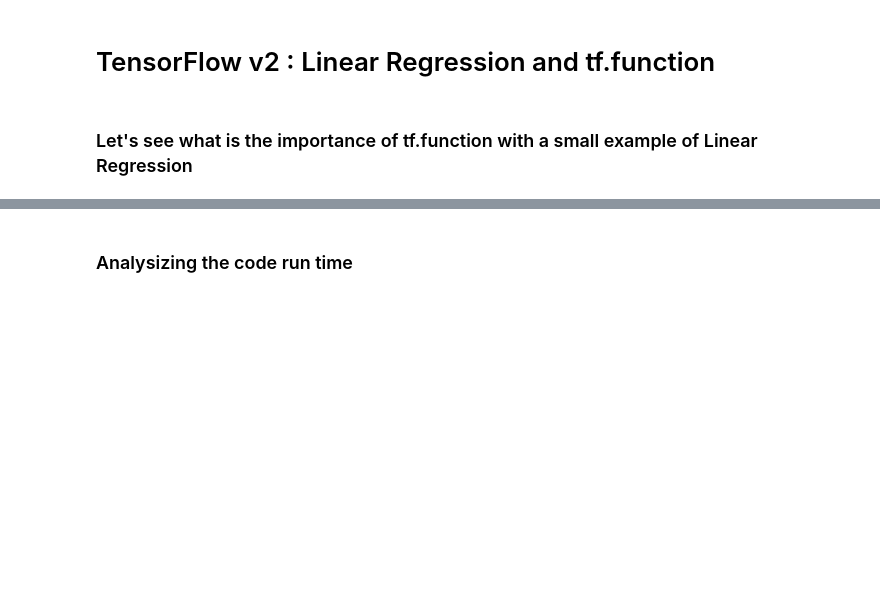
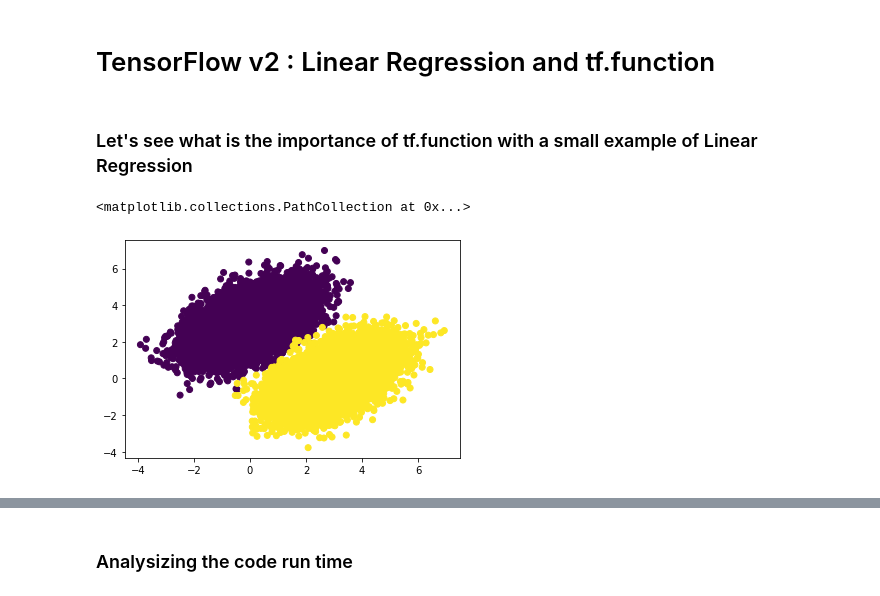
Before and after one commit to pranavraikote/Tensorflow-Tutorials, a Jupyter notebook: 01. Tensorflow v2/Tensorflow v2 .ipynb, the cells around one changed output, grey strips where cells are left out. Drawn from its saved outputs; the diff is of its cells as text; code cells hidden in the pictures; blank space fills up the shorter version.

```diff
--- a/01. Tensorflow v2/Tensorflow v2 .ipynb
+++ b/01. Tensorflow v2/Tensorflow v2 .ipynb
@@ -290,20 +438,20 @@ def train_on_batch(x, y):
 # %%
 import numpy as np
 import random
 import matplotlib.pyplot as plt
 %matplotlib inline
 
 # Prepare a dataset.
 num_samples = 10000
-negative_samples = np.random.multivariate_normal(
-    mean=[0, 3], cov=[[1, 0.5],[0.5, 1]], size=num_samples)
-positive_samples = np.random.multivariate_normal(
-    mean=[3, 0], cov=[[1, 0.5],[0.5, 1]], size=num_samples)
+negative_samples = np.random.multivariate_normal(mean=[0, 3], cov=[[1, 0.5],[0.5, 1]], size=num_samples)
+positive_samples = np.random.multivariate_normal(mean=[3, 0], cov=[[1, 0.5],[0.5, 1]], size=num_samples)
 features = np.vstack((negative_samples, positive_samples)).astype(np.float32)
-labels = np.vstack((np.zeros((num_samples, 1), dtype='float32'),
-                    np.ones((num_samples, 1), dtype='float32')))
+labels = np.vstack((np.zeros((num_samples, 1), dtype='float32'), np.ones((num_samples, 1), dtype='float32')))
 
 plt.scatter(features[:, 0], features[:, 1], c=labels[:, 0])
+# %% [output]
+<matplotlib.collections.PathCollection at 0x...>
+[figure, added]
 # %%
 # Shuffle the data.
 indices = np.random.permutation(len(features))
```
Also changed, not shown: parts of 39 cells of this notebook.
